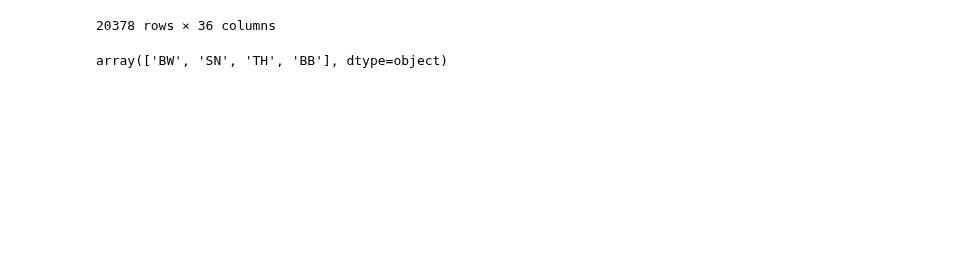
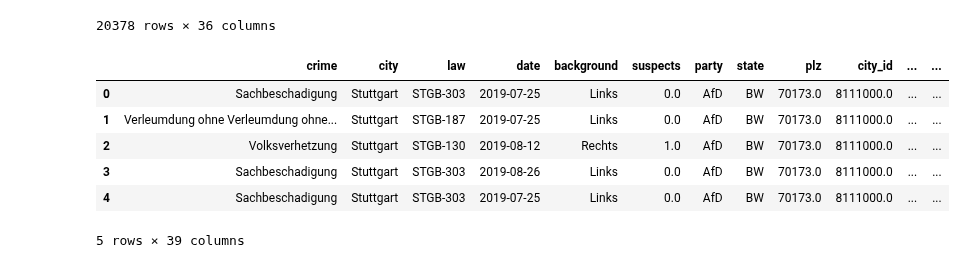
Before and after one commit to mariusgruenewald/pol_viol, a Jupyter notebook: merging_data.ipynb, the cells around one changed output. Saved outputs shown, nothing was run; the diff lists cells and outputs as text; code cells hidden in the pictures; blank space fills up the shorter version.

```diff
--- a/merging_data.ipynb
+++ b/merging_data.ipynb
@@ -299,9 +329,15 @@ for state in data_unique['state'].unique():
 
                         diff = data_b[(data_b['cycle_1'] == 2019)]['p_female_party_lr'].values - data_b[(data_b['cycle_1'] == 2014)]['p_female_party_lr'].values
                         data_merged.loc[(data_merged['party'] == party) & (data_merged['city'] == city), 'p_female_party_lr_diff'] = diff[0]
-# %%
-data_merged['state'].unique()
-# %% [output]
-array(['BW', 'SN', 'TH', 'BB'], dtype=object)
+# %%
+data_merged.head()
+# %% [output]
+|  | crime | city | law | date | background | suspects | party | state | plz | city_id | ... | ... |
+| 0 | Sachbeschadigung | Stuttgart | STGB-303 | 2019-07-25 | Links | 0.0 | AfD | BW | 70173.0 | 8111000.0 | ... | ... |
+| 1 | Verleumdung ohne Verleumdung ohne... | Stuttgart | STGB-187 | 2019-07-25 | Links | 0.0 | AfD | BW | 70173.0 | 8111000.0 | ... | ... |
+| 2 | Volksverhetzung | Stuttgart | STGB-130 | 2019-08-12 | Rechts | 1.0 | AfD | BW | 70173.0 | 8111000.0 | ... | ... |
+| 3 | Sachbeschadigung | Stuttgart | STGB-303 | 2019-08-26 | Links | 0.0 | AfD | BW | 70173.0 | 8111000.0 | ... | ... |
+| 4 | Sachbeschadigung | Stuttgart | STGB-303 | 2019-07-25 | Links | 0.0 | AfD | BW | 70173.0 | 8111000.0 | ... | ... |
+5 rows × 39 columns
 # %%
 data_merged.to_csv(r'C:\Users\marius\Documents\pol_viol\data_election_crime_merged.csv')
```
Also changed, not shown: parts of 3 cells of this notebook, 2 other files.
